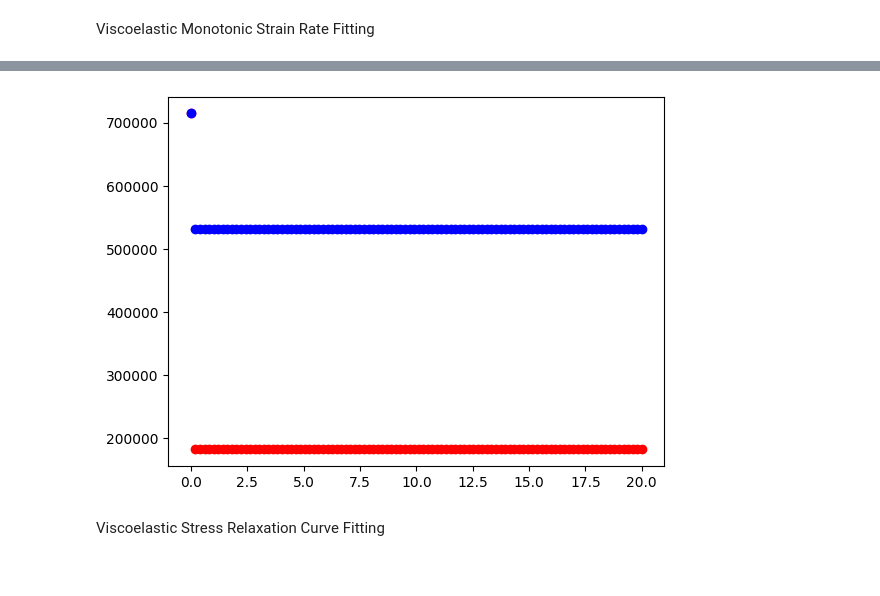
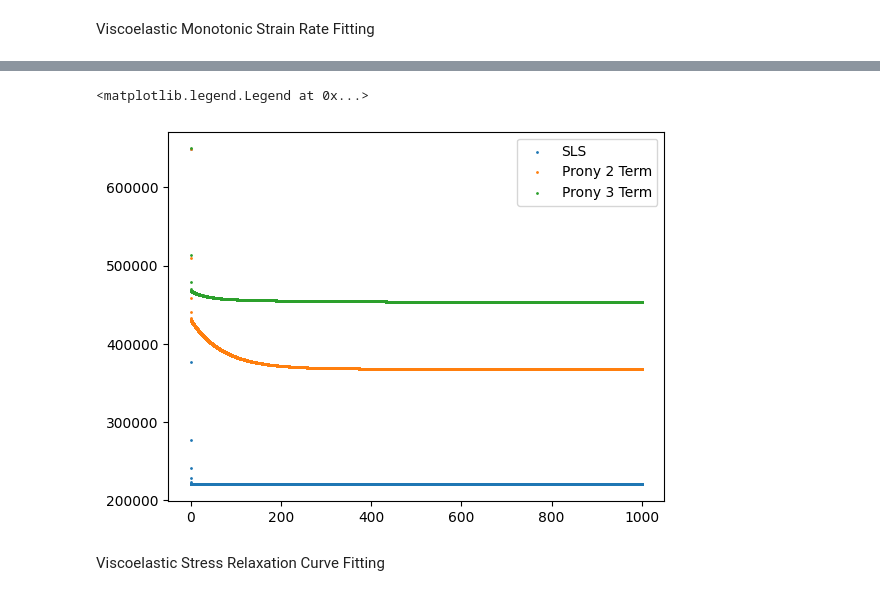
Before and after one commit to TheDuckenEngineer/PVC-Tensile-Experiment, a Jupyter notebook: Elastic, Hyperelastic, and Viscoelastic fitting.ipynb, the cells around one changed output, grey strips where cells are left out. Cells and saved outputs as stored; diff of their text form; code cells hidden in the pictures.

```diff
--- a/Elastic, Hyperelastic, and Viscoelastic fitting.ipynb
+++ b/Elastic, Hyperelastic, and Viscoelastic fitting.ipynb
@@ -443,3 +361,11 @@ plt.show()
+# %%
+from pvc_tensile_experiment.Functions import *
+
+
+folder = 'Monotonic Strain Rate Data'
+
+for i in ['P2']:
+    ViscoelasticDataViewer(folder, plastiRatio = i)
 # %% [markdown]
 Viscoelastic Monotonic Strain Rate Fitting
 # %%
@@ -529,18 +478,36 @@ Prony2Term Model: Parameters = [5.31057738e+05 1.82424127e+05 2.61583802e-02 1.0
 # %%
 def SLS(params, t):
     EInf, E1, tau = params
     return E1 + EInf*np.exp(-t/tau)
 
 def Prony2Term(params, t):
     EInf, E1, tau1, E2, tau2 = params
     return EInf + E1*np.exp(-t/tau1) + E2*np.exp(-t/tau2)
 
+def Prony3Term(params, t):
+    EInf, E1, tau1, E2, tau2, E3, tau3 = params
+    return EInf + E1*np.exp(-t/tau1) + E2*np.exp(-t/tau2) + E3*np.exp(-t/tau3)
 
-for i in np.linspace(0, 20, 100):
-    plt.scatter(i, SLS(fitResults['SLS'][0], i), c = 'r', label = 'SLS')
-    plt.scatter(i, Prony2Term(fitResults['Prony2Term'][0], i), c = 'b', label = 'Prony 2 Term')
+
+plastiRatio = 'P2'
+folderName = 'Stress Relaxation Data'
+fileNames = [i for i in os.listdir(f'Data/Viscoelastic Data/{folderName}') if i.endswith('.xlsx') and i.find(plastiRatio) != -1]
+
+for i in fileNames:
+    # read and process the data file for strain and stress
+    time, strain, strainRate, stress = ViscoelasticDataProcessor(folderName, i)
+
+    # plt.scatter(time, stress/strain, s = 1, label = f'{i}')
+
+time = np.arange(0, 1000, 0.05)
+plt.scatter(time, SLS(fitResults['SLS'][0], time), s = 1, label = 'SLS')
+plt.scatter(time, Prony2Term(fitResults['Prony2Term'][0], time), s = 1, label = 'Prony 2 Term')
+plt.scatter(time, Prony3Term(fitResults['Prony3Term'][0], time), s = 1, label = 'Prony 3 Term')
+
+plt.legend()
 # %% [output]
+<matplotlib.legend.Legend at 0x...>
-[figure, old version]
+[figure, new version]
 # %% [markdown]
 Viscoelastic Stress Relaxation Curve Fitting
 # %%
```
Also changed, not shown: parts of 3 cells of this notebook, 2 other files.
